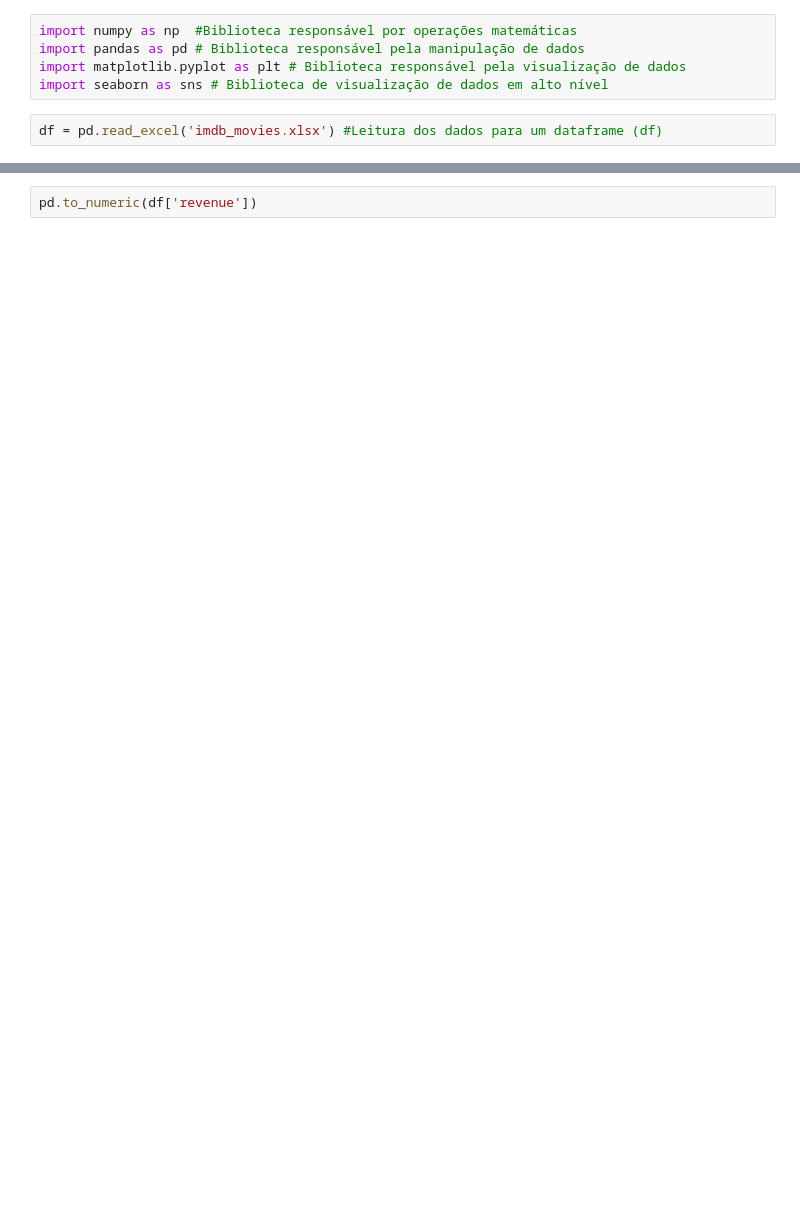
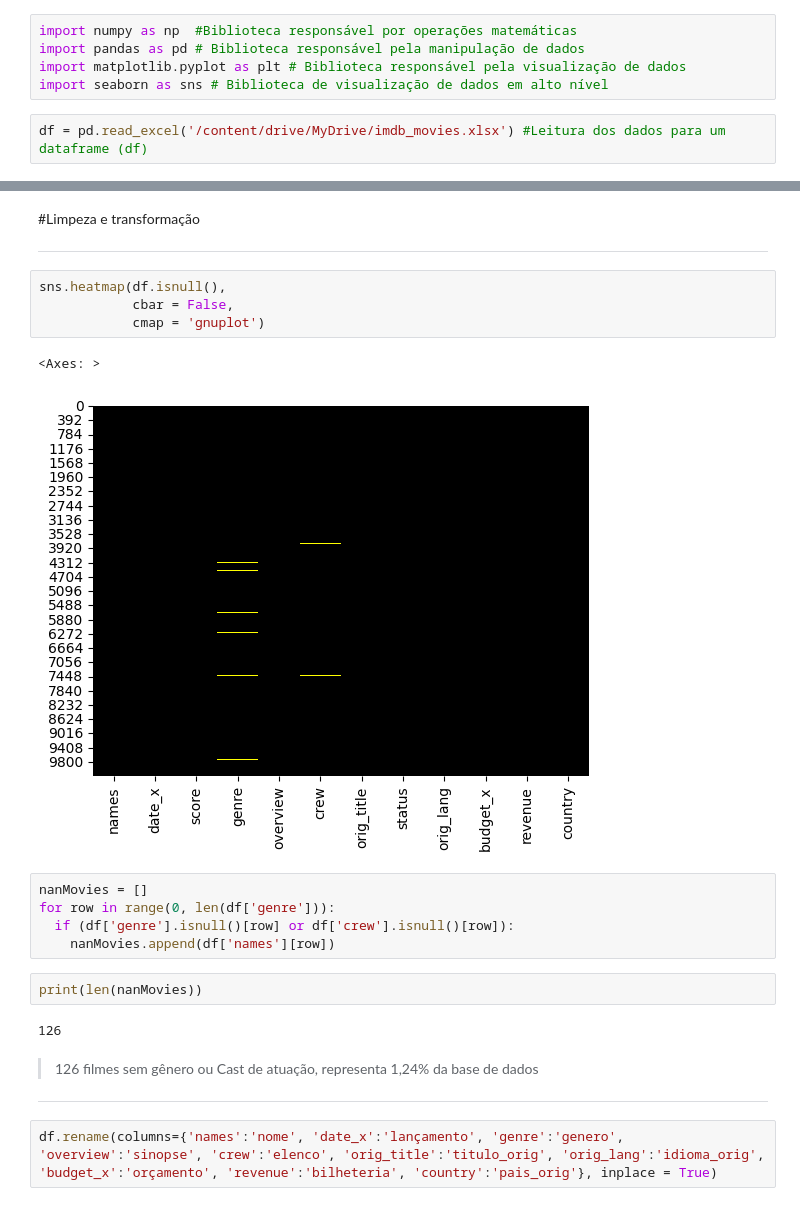
Before and after one commit to Sammus-s/analise-base-imdb, a Jupyter notebook: Untitled0.ipynb, the cells around one changed output, grey strips where cells are left out. Saved outputs shown, nothing was run; the diff lists cells and outputs as text; blank space fills up the shorter version.

```diff
--- a/Untitled0.ipynb
+++ b/Untitled0.ipynb
@@ -21,4 +27,4 @@ import pandas as pd # Biblioteca responsável pela manipulação de dados
 import matplotlib.pyplot as plt # Biblioteca responsável pela visualização de dados
 import seaborn as sns # Biblioteca de visualização de dados em alto nível
 # %%
-df = pd.read_excel('imdb_movies.xlsx') #Leitura dos dados para um dataframe (df)
+df = pd.read_excel('/content/drive/MyDrive/imdb_movies.xlsx') #Leitura dos dados para um dataframe (df)
@@ -29,2 +47,26 @@ df.head(5)
-# %%
-pd.to_numeric(df['revenue'])
+# %% [markdown]
+#Limpeza e transformação
+
+---
+# %%
+sns.heatmap(df.isnull(),
+            cbar = False,
+            cmap = 'gnuplot')
+# %% [output]
+<Axes: >
+[figure, added]
+# %%
+nanMovies = []
+for row in range(0, len(df['genre'])):
+  if (df['genre'].isnull()[row] or df['crew'].isnull()[row]):
+    nanMovies.append(df['names'][row])
+# %%
+print(len(nanMovies))
+# %% [output]
+126
+# %% [markdown]
+> 126 filmes sem gênero ou Cast de atuação, representa 1,24% da base de dados
+
+---
+# %%
+df.rename(columns={'names':'nome', 'date_x':'lançamento', 'genre':'genero', 'overview':'sinopse', 'crew':'elenco', 'orig_title':'titulo_orig', 'orig_lang':'idioma_orig', 'budget_x':'orçamento', 'revenue':'bilheteria', 'country':'pais_orig'}, inplace = True)
```
Also changed, not shown: parts of 9 cells of this notebook.
